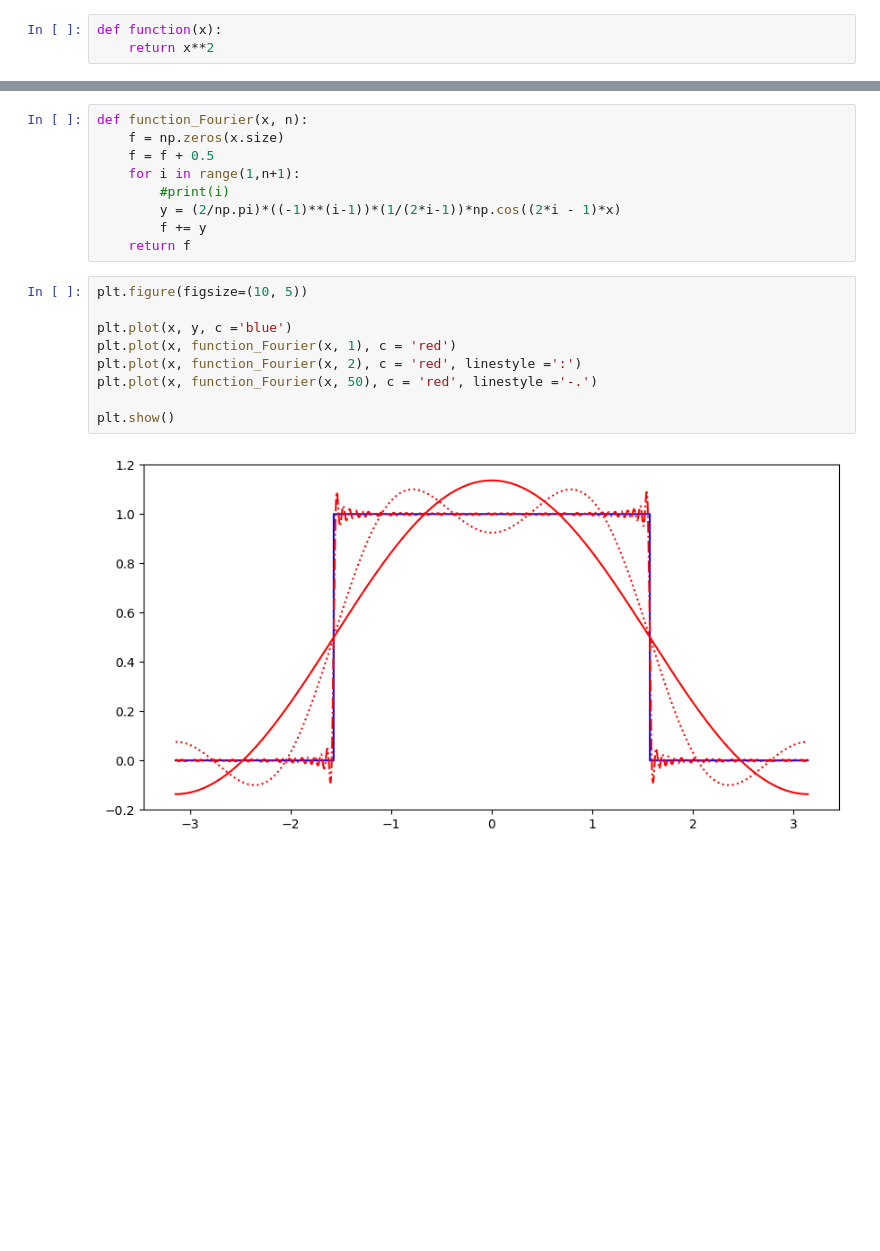
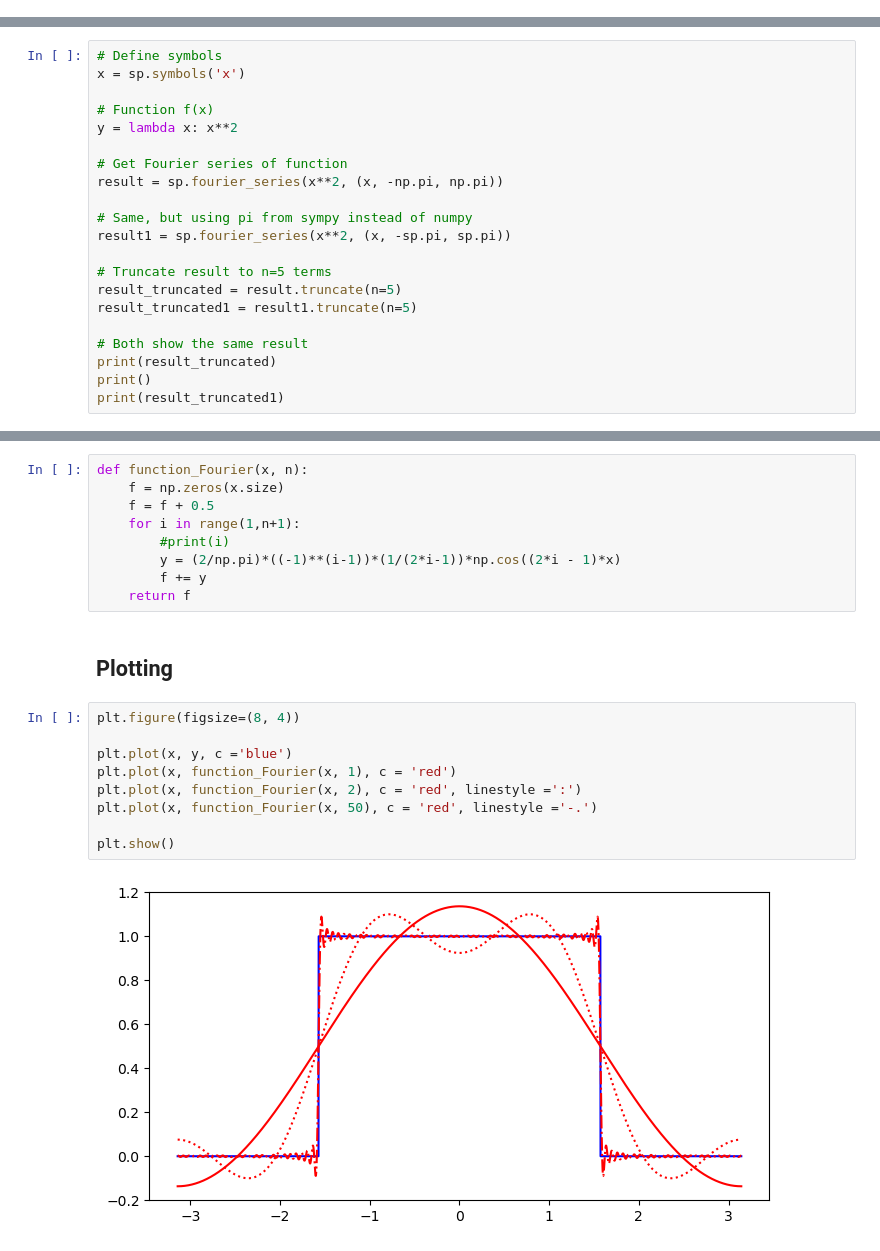
Before and after one commit to wbandabarragan/computational-physics-1, a Jupyter notebook: unit-4/403-Fourier-series.ipynb, the cells around one changed output, grey strips where cells are left out. Cells and saved outputs as stored; diff of their text form; blank space fills up the shorter version.

```diff
--- a/unit-4/403-Fourier-series.ipynb
+++ b/unit-4/403-Fourier-series.ipynb
@@ -16,3 +17,0 @@ from sympy.abc import x
-# %%
-def function(x):
-    return x**2
@@ -43,0 +18,21 @@ print(result_truncated)
+# %%
+# Define symbols
+x = sp.symbols('x')
+
+# Function f(x)
+y = lambda x: x**2
+
+# Get Fourier series of function
+result = sp.fourier_series(x**2, (x, -np.pi, np.pi))
+
+# Same, but using pi from sympy instead of numpy
+result1 = sp.fourier_series(x**2, (x, -sp.pi, sp.pi))
+
+# Truncate result to n=5 terms
+result_truncated = result.truncate(n=5)
+result_truncated1 = result1.truncate(n=5)
+
+# Both show the same result
+print(result_truncated)
+print()
+print(result_truncated1)
@@ -97,14 +119,16 @@ def function_Fourier(x, n):
         y = (2/np.pi)*((-1)**(i-1))*(1/(2*i-1))*np.cos((2*i - 1)*x)
         f += y
     return f
+# %% [markdown]
+## Plotting
 # %%
-plt.figure(figsize=(10, 5))
+plt.figure(figsize=(8, 4))
 
 plt.plot(x, y, c ='blue')
 plt.plot(x, function_Fourier(x, 1), c = 'red')
 plt.plot(x, function_Fourier(x, 2), c = 'red', linestyle =':')
 plt.plot(x, function_Fourier(x, 50), c = 'red', linestyle ='-.')
 
 plt.show()
 # %% [output]
-[figure, old version]
+[figure, new version]
```
Also changed, not shown: parts of 25 cells of this notebook.
